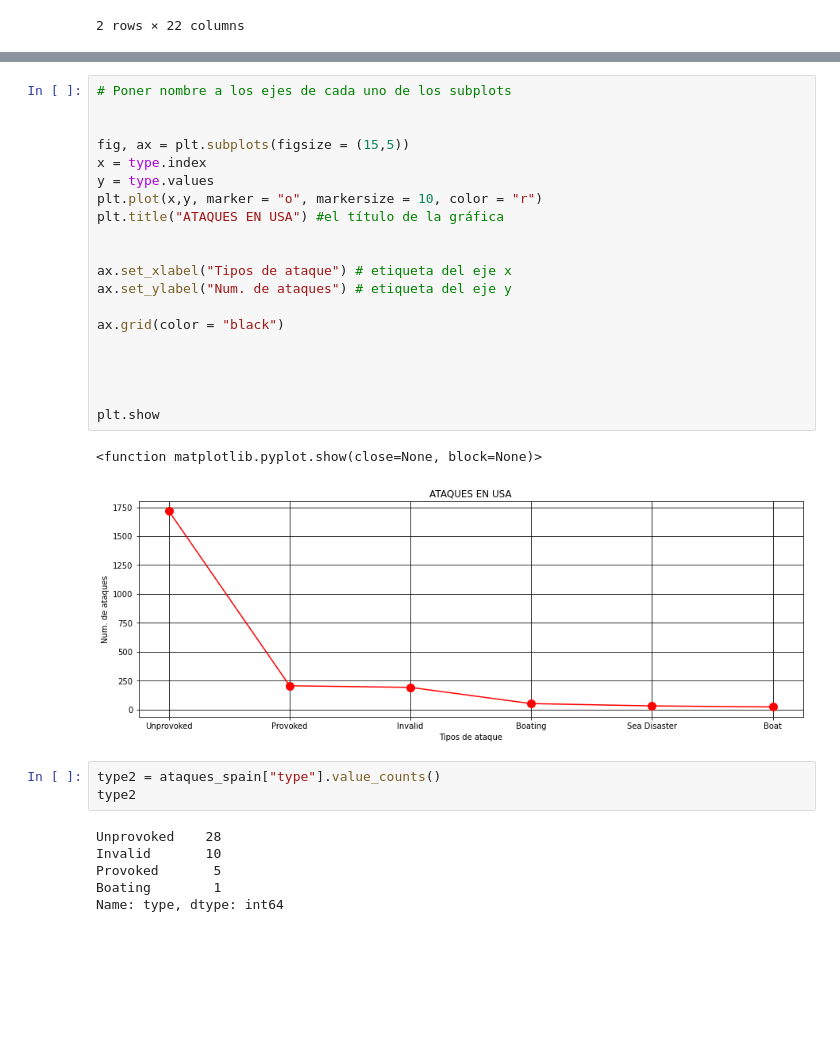
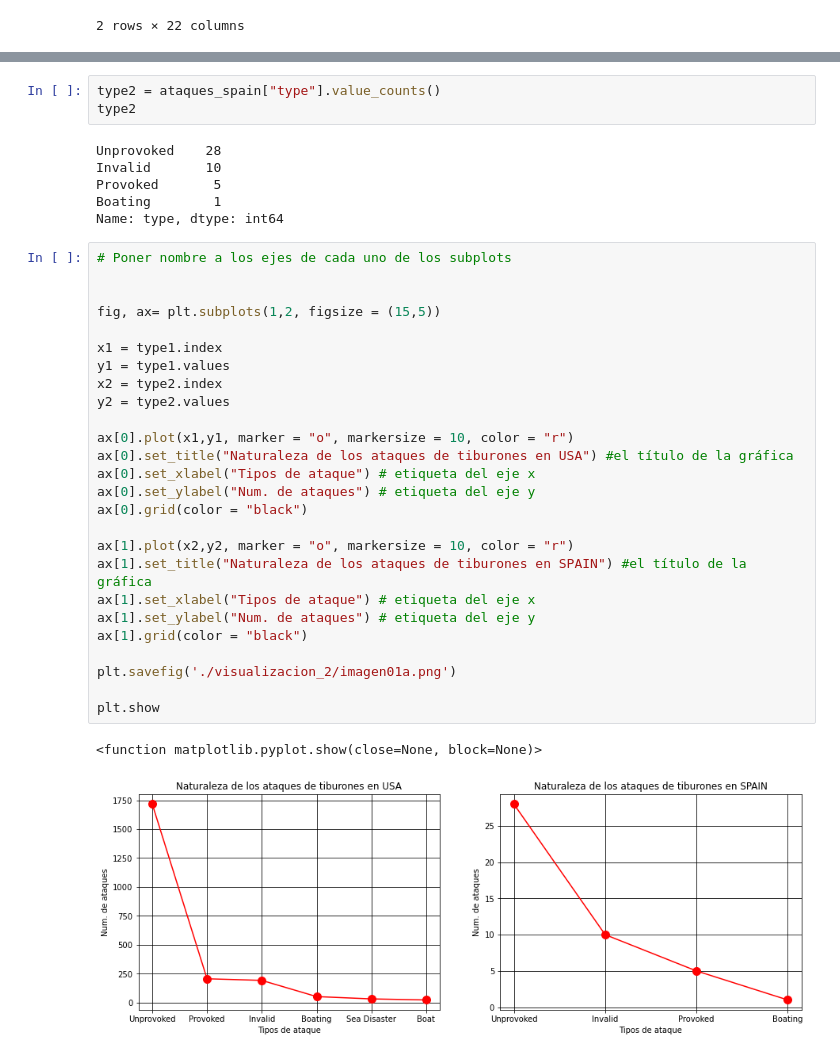
Before and after one commit to Adalab/DA-promo-b-mod-2-sprint-1-Maria-Lucia, a Jupyter notebook: pair-1-visualizaciónII.ipynb, the cells around one changed output, grey strips where cells are left out. Drawn from its saved outputs; the diff is of its cells as text; blank space fills up the shorter version.

```diff
--- a/pair-1-visualizaciónII.ipynb
+++ b/pair-1-visualizaciónII.ipynb
@@ -43,29 +43,6 @@ Boating           52
 Sea Disaster      32
 Boat              23
 Name: type, dtype: int64
-# %%
-# Poner nombre a los ejes de cada uno de los subplots
-
-
-fig, ax = plt.subplots(figsize = (15,5))
-x = type.index
-y = type.values
-plt.plot(x,y, marker = "o", markersize = 10, color = "r")
-plt.title("ATAQUES EN USA") #el título de la gráfica
-
-
-ax.set_xlabel("Tipos de ataque") # etiqueta del eje x
-ax.set_ylabel("Num. de ataques") # etiqueta del eje y
-
-ax.grid(color = "black")
-
-
-
-
-plt.show
-# %% [output]
-<function matplotlib.pyplot.show(close=None, block=None)>
-[figure, removed]
 # %%
 type2 = ataques_spain["type"].value_counts()
 type2
@@ -75,3 +52,32 @@ Invalid       10
 Provoked       5
 Boating        1
 Name: type, dtype: int64
+# %%
+# Poner nombre a los ejes de cada uno de los subplots
+
+
+fig, ax= plt.subplots(1,2, figsize = (15,5))
+
+x1 = type1.index
+y1 = type1.values
+x2 = type2.index
+y2 = type2.values
+
+ax[0].plot(x1,y1, marker = "o", markersize = 10, color = "r")
+ax[0].set_title("Naturaleza de los ataques de tiburones en USA") #el título de la gráfica
+ax[0].set_xlabel("Tipos de ataque") # etiqueta del eje x
+ax[0].set_ylabel("Num. de ataques") # etiqueta del eje y
+ax[0].grid(color = "black")
+
+ax[1].plot(x2,y2, marker = "o", markersize = 10, color = "r")
+ax[1].set_title("Naturaleza de los ataques de tiburones en SPAIN") #el título de la gráfica
+ax[1].set_xlabel("Tipos de ataque") # etiqueta del eje x
+ax[1].set_ylabel("Num. de ataques") # etiqueta del eje y
+ax[1].grid(color = "black")
+
+plt.savefig('./visualizacion_2/imagen01a.png')
+
+plt.show
+# %% [output]
+<function matplotlib.pyplot.show(close=None, block=None)>
+[figure, added]
```
Also changed, not shown: parts of 8 cells of this notebook, 9 other files.
